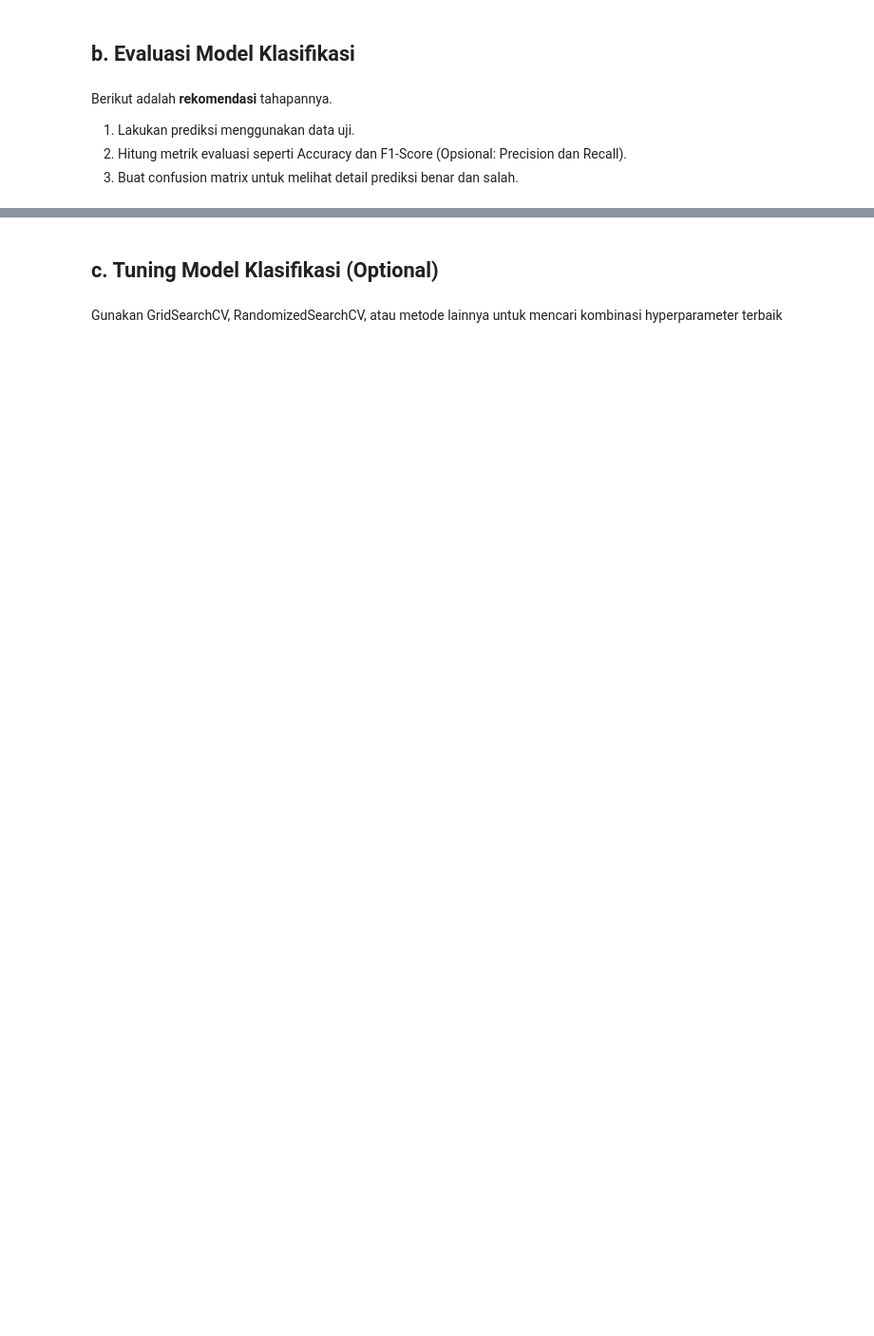
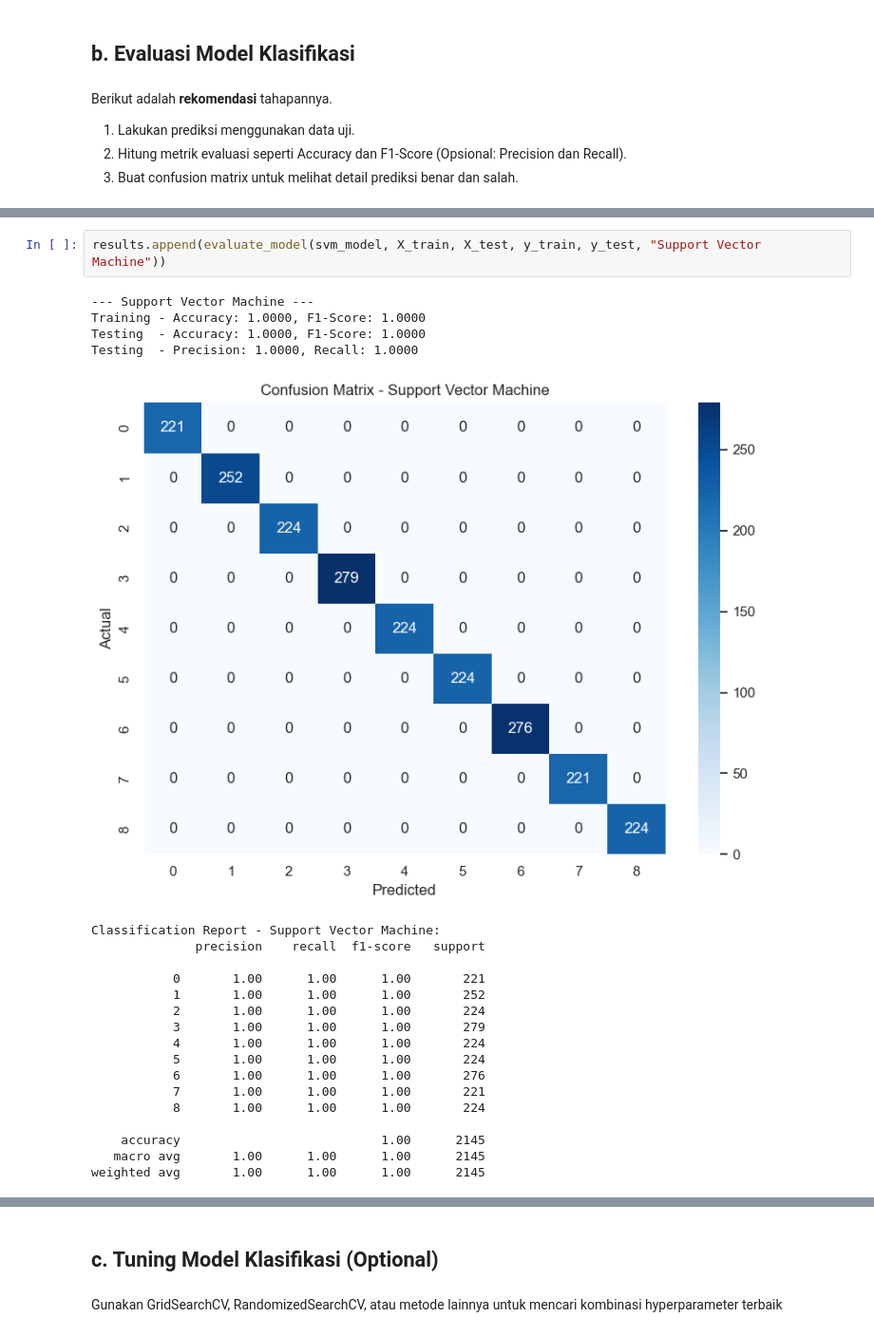
Before and after one commit to maybeitsai/social-welfare-pattern-analysis, a Jupyter notebook: [Klasifikasi]_Submission_Akhir_BMLP_HarryMardika.ipynb, the cells around one changed output, grey strips where cells are left out. Shown at 95% size. Cells and saved outputs as stored; diff of their text form; blank space fills up the shorter version.

```diff
--- a/[Klasifikasi]_Submission_Akhir_BMLP_HarryMardika.ipynb
+++ b/[Klasifikasi]_Submission_Akhir_BMLP_HarryMardika.ipynb
@@ -46,0 +277,24 @@ Tulis hasil evaluasi algoritma yang digunakan, jika Anda menggunakan 2 algoritma
+# %%
+results.append(evaluate_model(svm_model, X_train, X_test, y_train, y_test, "Support Vector Machine"))
+# %% [output]
+--- Support Vector Machine ---
+Training - Accuracy: 1.0000, F1-Score: 1.0000
+Testing  - Accuracy: 1.0000, F1-Score: 1.0000
+Testing  - Precision: 1.0000, Recall: 1.0000
+[figure, added]
+Classification Report - Support Vector Machine:
+              precision    recall  f1-score   support
+
+           0       1.00      1.00      1.00       221
+           1       1.00      1.00      1.00       252
+           2       1.00      1.00      1.00       224
+           3       1.00      1.00      1.00       279
+           4       1.00      1.00      1.00       224
+           5       1.00      1.00      1.00       224
+           6       1.00      1.00      1.00       276
+           7       1.00      1.00      1.00       221
+           8       1.00      1.00      1.00       224
+
+    accuracy                           1.00      2145
+   macro avg       1.00      1.00      1.00      2145
+weighted avg       1.00      1.00      1.00      2145
```
Also changed, not shown: parts of 45 cells of this notebook, 1 other file.
